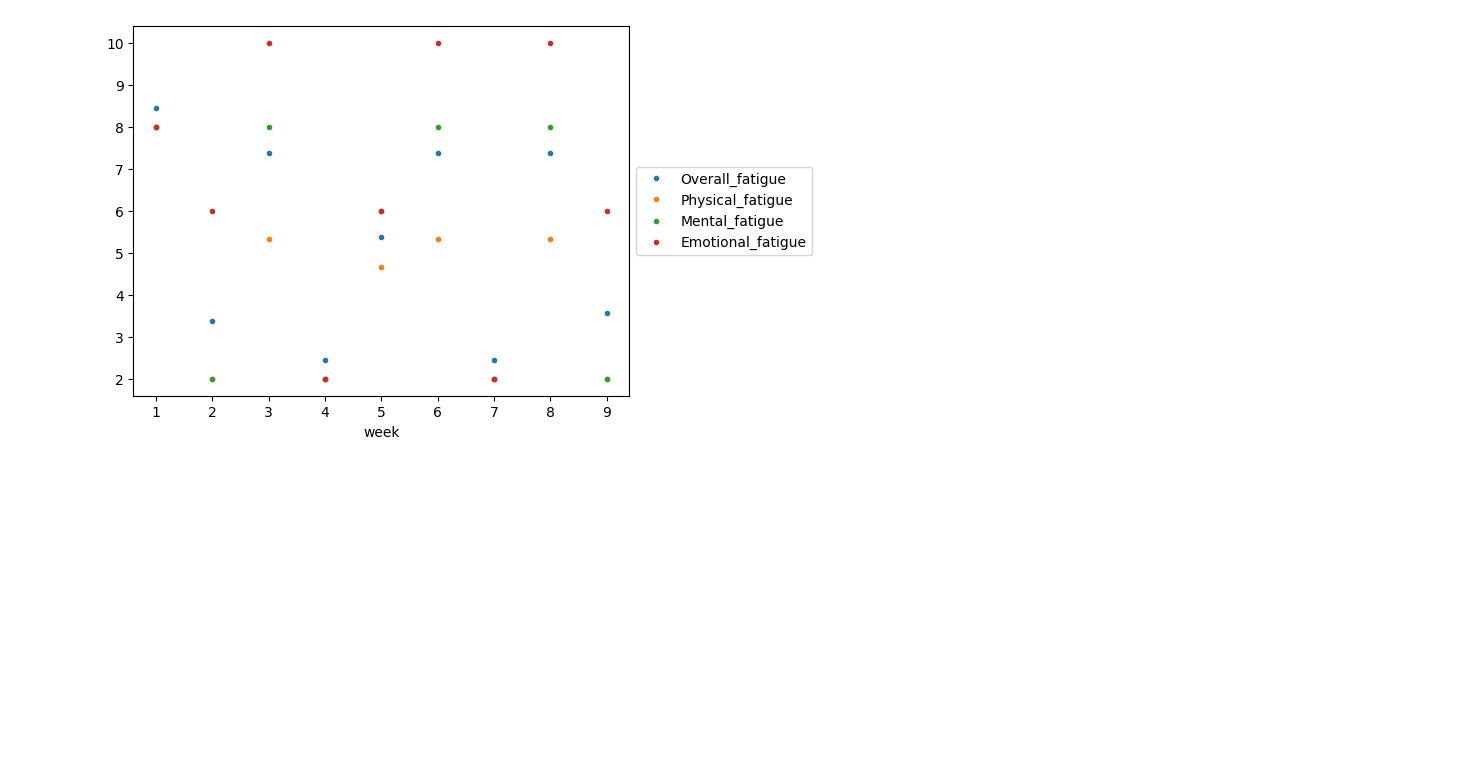
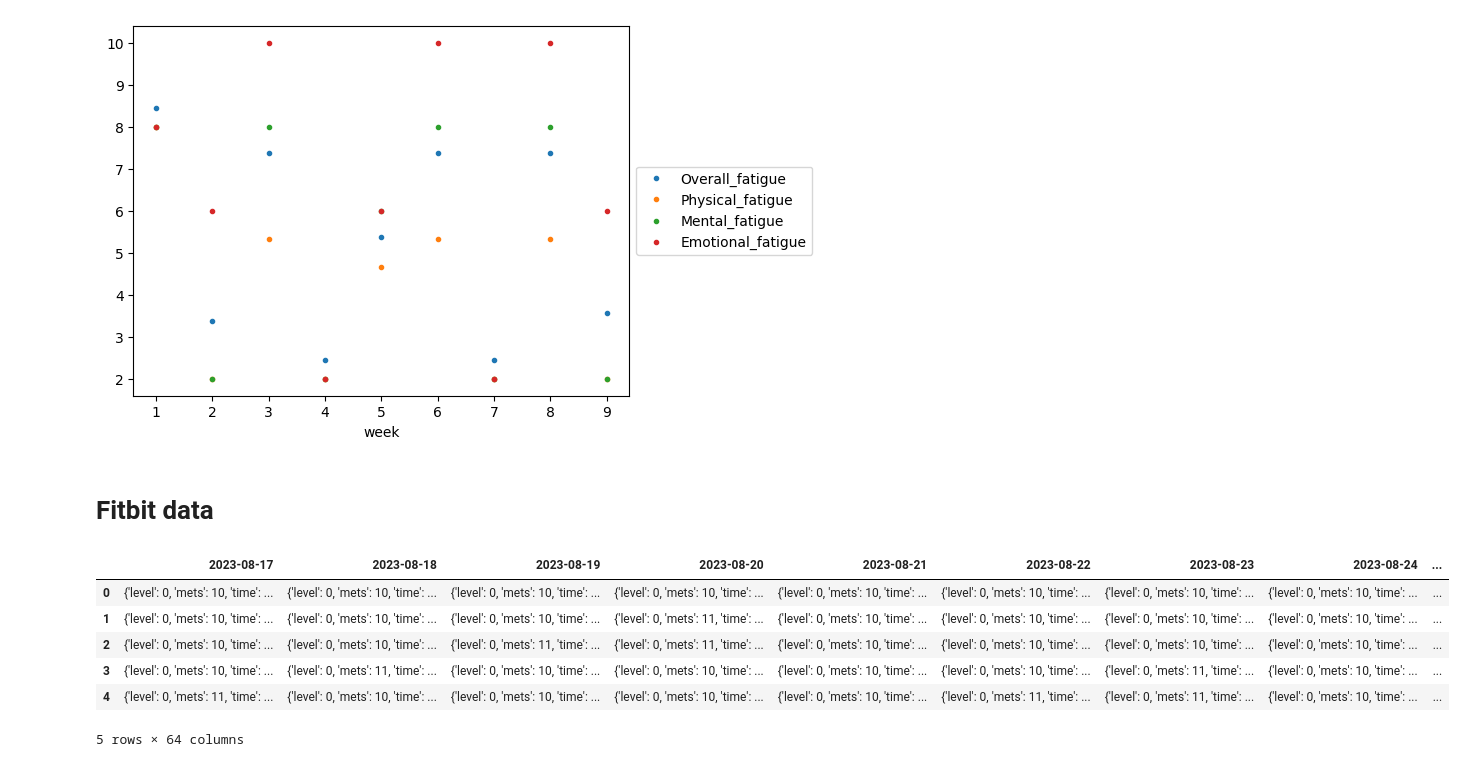
Before and after one commit to mario-devs/CRF-Assessment, a Jupyter notebook: Cancer_related_fatigue.ipynb, the cells around one changed output. Saved outputs shown, nothing was run; the diff lists cells and outputs as text; code cells hidden in the pictures; blank space fills up the shorter version.

Commit message:
Added calorie conversion to get_participant_file
Not all tables are functional atm, as some have different size tables in the JSON per day (rather than 1440, 1 for each minute)

```diff
--- a/Cancer_related_fatigue.ipynb
+++ b/Cancer_related_fatigue.ipynb
@@ -114,3 +116,46 @@ test_patient_scores = fatigue_scores_df[fatigue_scores_df["patient_id"] == 2449]
 test_patient_scores.plot(x="week", y=[*fatigue_score_columns], marker='.', linestyle='none').legend(loc='center left',bbox_to_anchor=(1.0, 0.5));
 # %% [output]
 [figure]
+# %% [markdown]
+# Fitbit data
+# %%
+# Constants for the fitbit data such as file names
+ACITVEZONES_FOLDER = "Data/activezone minutes"
+CALORIES_FOLDER = "Data/calories NEW"
+CALORIES_LOOKUP = "Data/datadownload.xlsx"
+HEART_RATE_FOLDER = "Data/heart rate"
+HRV_FOLDER = "Data/hrv"
+SLEEP_FOLDER = "Data/sleep"
+NUM_PARTICIPANTS = 1
+# %%
+# The calories dataset does not follow the naming convention of the others. When it is fetched,
+# set is_calories to True to fix this
+def get_participant_file(folder, participant, is_calories= False):
+    for file in os.listdir(folder):
+        prefix = participant
+        if is_calories:
+            # Get the lookup table with Nummer as index, ClientID as value and without the nan values.
+            lookup_table = pd.read_excel(CALORIES_LOOKUP).set_index("Nummer")["ClientID"].dropna()
+            prefix = lookup_table.get(participant, None)
+            if not prefix:
+                return None
+
+        # If it is a file which starts with "participantnr_" and ends with ".json" use this file.
+        if ( os.path.isfile(os.path.join(folder, file)) and
+             file.startswith(str(prefix) + "_") and
+             file.endswith(".json")):
+            return pd.read_json(folder + "/" + file)
+    return None
+# %%
+test_df = get_participant_file(CALORIES_FOLDER, 1, True)
+test_df.head()
+# for p in range(1,101):
+#     get_participant_file(CALORIES_FOLDER, p, True)
+# %% [output]
+|  | 2023-08-17 | 2023-08-18 | 2023-08-19 | 2023-08-20 | 2023-08-21 | 2023-08-22 | 2023-08-23 | 2023-08-24 | ... |
+| 0 | {'level': 0, 'mets': 10, 'time': ... | {'level': 0, 'mets': 10, 'time': ... | {'level': 0, 'mets': 10, 'time': ... | {'level': 0, 'mets': 10, 'time': ... | {'level': 0, 'mets': 10, 'time': ... | {'level': 0, 'mets': 10, 'time': ... | {'level': 0, 'mets': 10, 'time': ... | {'level': 0, 'mets': 10, 'time': ... | ... |
+| 1 | {'level': 0, 'mets': 10, 'time': ... | {'level': 0, 'mets': 10, 'time': ... | {'level': 0, 'mets': 10, 'time': ... | {'level': 0, 'mets': 11, 'time': ... | {'level': 0, 'mets': 10, 'time': ... | {'level': 0, 'mets': 10, 'time': ... | {'level': 0, 'mets': 10, 'time': ... | {'level': 0, 'mets': 10, 'time': ... | ... |
+| 2 | {'level': 0, 'mets': 10, 'time': ... | {'level': 0, 'mets': 10, 'time': ... | {'level': 0, 'mets': 11, 'time': ... | {'level': 0, 'mets': 11, 'time': ... | {'level': 0, 'mets': 10, 'time': ... | {'level': 0, 'mets': 10, 'time': ... | {'level': 0, 'mets': 10, 'time': ... | {'level': 0, 'mets': 10, 'time': ... | ... |
+| 3 | {'level': 0, 'mets': 10, 'time': ... | {'level': 0, 'mets': 11, 'time': ... | {'level': 0, 'mets': 10, 'time': ... | {'level': 0, 'mets': 10, 'time': ... | {'level': 0, 'mets': 10, 'time': ... | {'level': 0, 'mets': 10, 'time': ... | {'level': 0, 'mets': 11, 'time': ... | {'level': 0, 'mets': 10, 'time': ... | ... |
+| 4 | {'level': 0, 'mets': 11, 'time': ... | {'level': 0, 'mets': 10, 'time': ... | {'level': 0, 'mets': 10, 'time': ... | {'level': 0, 'mets': 10, 'time': ... | {'level': 0, 'mets': 10, 'time': ... | {'level': 0, 'mets': 11, 'time': ... | {'level': 0, 'mets': 11, 'time': ... | {'level': 0, 'mets': 10, 'time': ... | ... |
+5 rows × 64 columns
```
Also changed, not shown: parts of 3 cells of this notebook.
